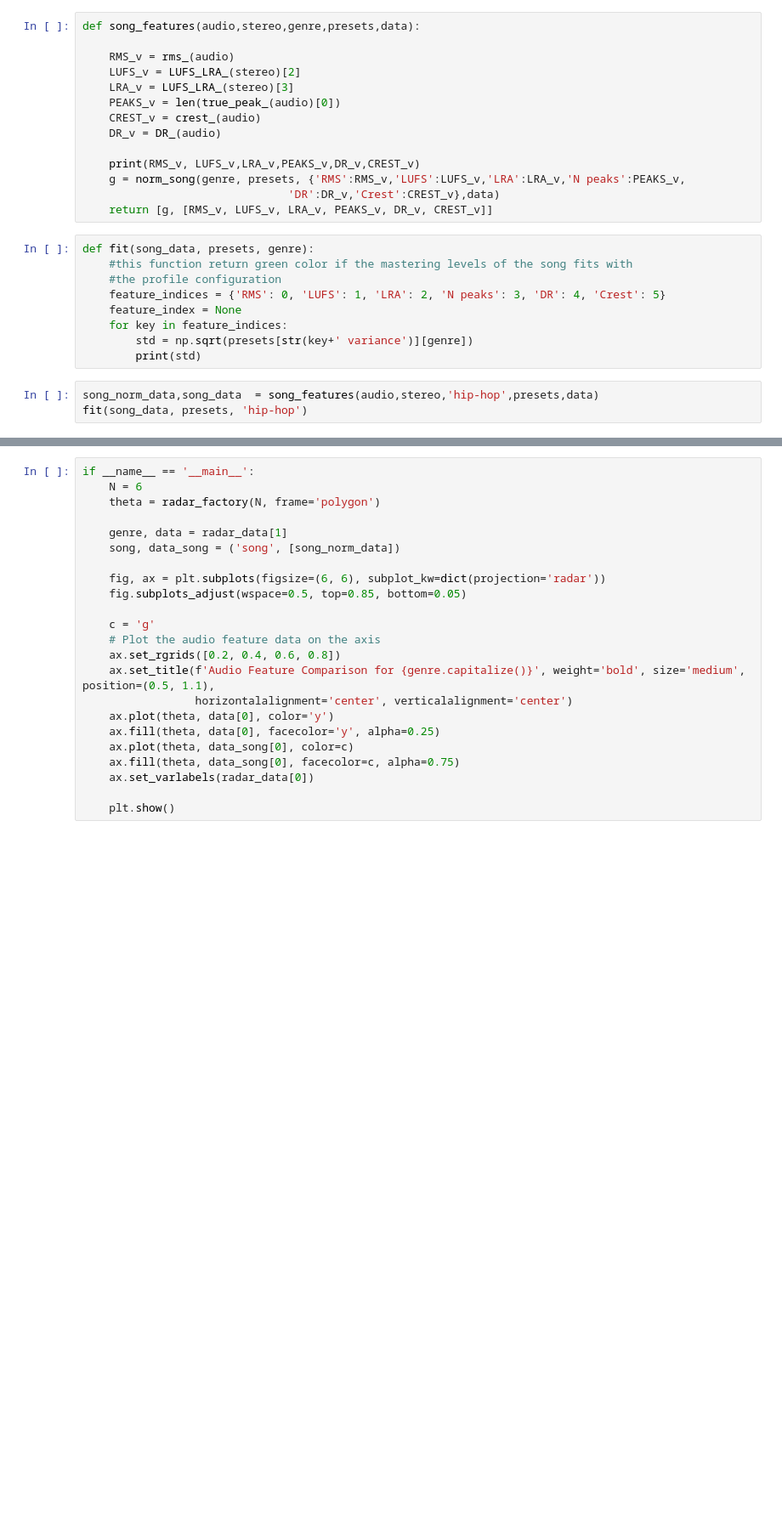
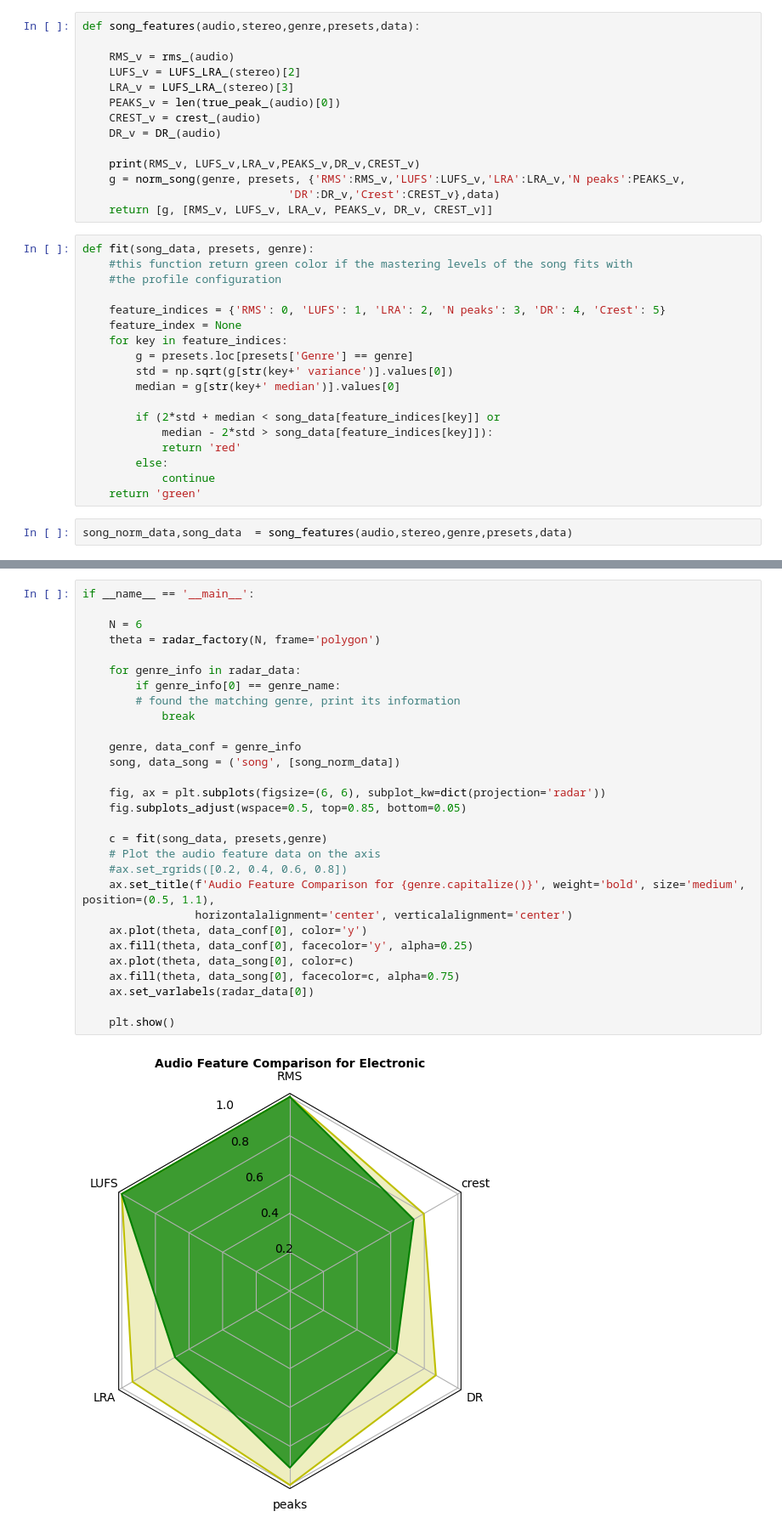
Before and after one commit to rogerpurgimon/TFG, a Jupyter notebook: Software prototype.ipynb, the cells around one changed output, grey strips where cells are left out. Shown: that part at 85% size. Saved outputs shown, nothing was run; the diff lists cells and outputs as text; blank space fills up the shorter version.

```diff
--- a/Software prototype.ipynb
+++ b/Software prototype.ipynb
@@ -386,12 +368,20 @@ def song_features(audio,stereo,genre,presets,data):
 def fit(song_data, presets, genre):
     #this function return green color if the mastering levels of the song fits with
     #the profile configuration
+
     feature_indices = {'RMS': 0, 'LUFS': 1, 'LRA': 2, 'N peaks': 3, 'DR': 4, 'Crest': 5}
     feature_index = None
     for key in feature_indices:
-        std = np.sqrt(presets[str(key+' variance')][genre])
-        print(std)
+        g = presets.loc[presets['Genre'] == genre]
+        std = np.sqrt(g[str(key+' variance')].values[0])
+        median = g[str(key+' median')].values[0]
+
+        if (2*std + median < song_data[feature_indices[key]] or
+            median - 2*std > song_data[feature_indices[key]]):
+            return 'red'
+        else:
+            continue
+    return 'green'
 # %%
-song_norm_data,song_data  = song_features(audio,stereo,'hip-hop',presets,data)
-fit(song_data, presets, 'hip-hop')
+song_norm_data,song_data  = song_features(audio,stereo,genre,presets,data)
 # %% [output]
@@ -400,23 +389,31 @@ KeyError: 'hip-hop'
 # %%
 if __name__ == '__main__':
+
     N = 6
     theta = radar_factory(N, frame='polygon')
 
-    genre, data = radar_data[1]
+    for genre_info in radar_data:
+        if genre_info[0] == genre_name:
+        # found the matching genre, print its information
+            break
+
+    genre, data_conf = genre_info
     song, data_song = ('song', [song_norm_data])
 
     fig, ax = plt.subplots(figsize=(6, 6), subplot_kw=dict(projection='radar'))
     fig.subplots_adjust(wspace=0.5, top=0.85, bottom=0.05)
 
-    c = 'g'
+    c = fit(song_data, presets,genre)
     # Plot the audio feature data on the axis
-    ax.set_rgrids([0.2, 0.4, 0.6, 0.8])
+    #ax.set_rgrids([0.2, 0.4, 0.6, 0.8])
     ax.set_title(f'Audio Feature Comparison for {genre.capitalize()}', weight='bold', size='medium', position=(0.5, 1.1),
                  horizontalalignment='center', verticalalignment='center')
-    ax.plot(theta, data[0], color='y')
-    ax.fill(theta, data[0], facecolor='y', alpha=0.25)
+    ax.plot(theta, data_conf[0], color='y')
+    ax.fill(theta, data_conf[0], facecolor='y', alpha=0.25)
     ax.plot(theta, data_song[0], color=c)
     ax.fill(theta, data_song[0], facecolor=c, alpha=0.75)
     ax.set_varlabels(radar_data[0])
 
     plt.show()
+# %% [output]
+[figure, added]
```
Also changed, not shown: parts of 8 cells of this notebook.
